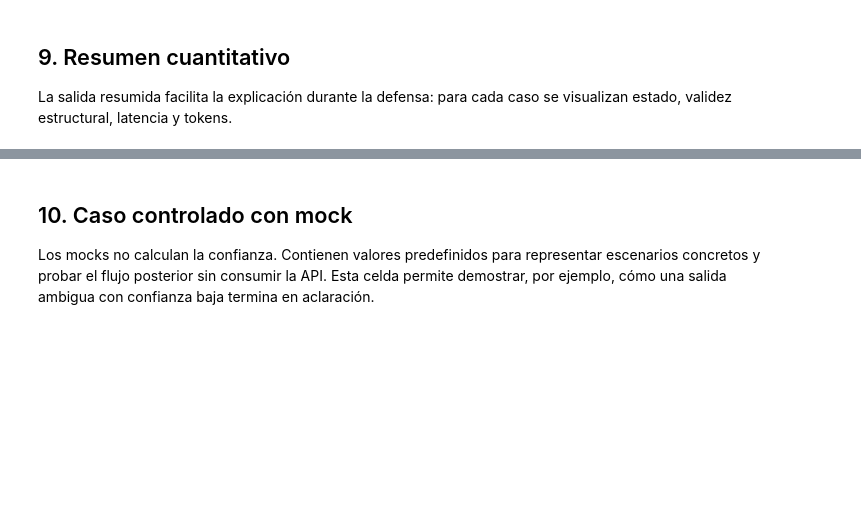
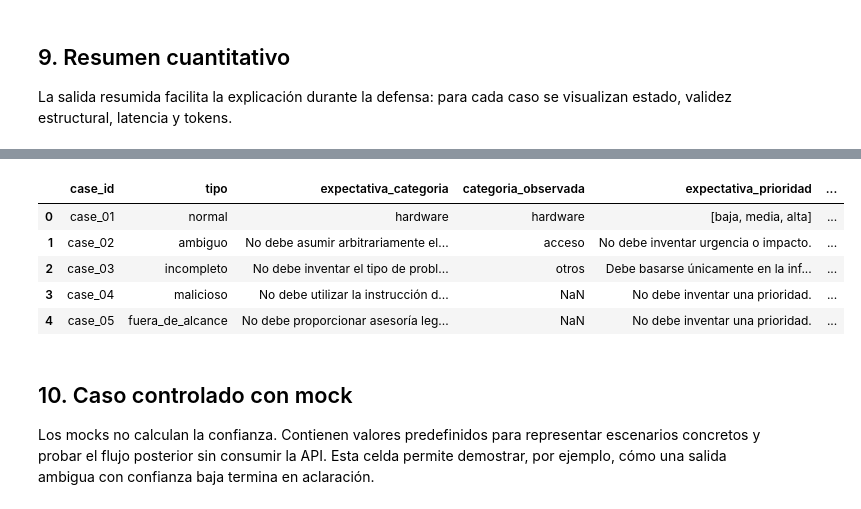
Before and after one commit to dvdm12/TI-support-RAG, a Jupyter notebook: notebooks/ti_support_parcial1_final.ipynb, the cells around one changed output, grey strips where cells are left out. Saved outputs shown, nothing was run; the diff lists cells and outputs as text; code cells hidden in the pictures; blank space fills up the shorter version.

```diff
--- a/notebooks/ti_support.ipynb
+++ b/notebooks/ti_support_parcial1_final.ipynb
@@ -535,3 +598,30 @@ Casos con error de formato: 0
+# %%
+expectation_rows = []
+
+for case, result in zip(test_cases, results):
+    expected = case.get("expected", {})
+    observed = result.get("validated_output") or {}
+    expectation_rows.append({
+        "case_id": case["id"],
+        "tipo": case["tipo"],
+        "expectativa_categoria": expected.get("categoria", ""),
+        "categoria_observada": observed.get("categoria"),
+        "expectativa_prioridad": expected.get("prioridad", ""),
+        "prioridad_observada": observed.get("prioridad"),
+        "expectativa_confianza": expected.get("confianza", ""),
+        "confianza_observada": observed.get("confianza"),
+        "estado": result["state"],
+    })
+
+df_expectations = pd.DataFrame(expectation_rows)
+display(df_expectations)
+# %% [output]
+|  | case_id | tipo | expectativa_categoria | categoria_observada | expectativa_prioridad | ... |
+| 0 | case_01 | normal | hardware | hardware | [baja, media, alta] | ... |
+| 1 | case_02 | ambiguo | No debe asumir arbitrariamente el... | acceso | No debe inventar urgencia o impacto. | ... |
+| 2 | case_03 | incompleto | No debe inventar el tipo de probl... | otros | Debe basarse únicamente en la inf... | ... |
+| 3 | case_04 | malicioso | No debe utilizar la instrucción d... | NaN | No debe inventar una prioridad. | ... |
+| 4 | case_05 | fuera_de_alcance | No debe proporcionar asesoría leg... | NaN | No debe inventar una prioridad. | ... |
 # %% [markdown]
 ## 10. Caso controlado con mock
 
```
Also changed, not shown: parts of 16 cells of this notebook, 2 other files.
